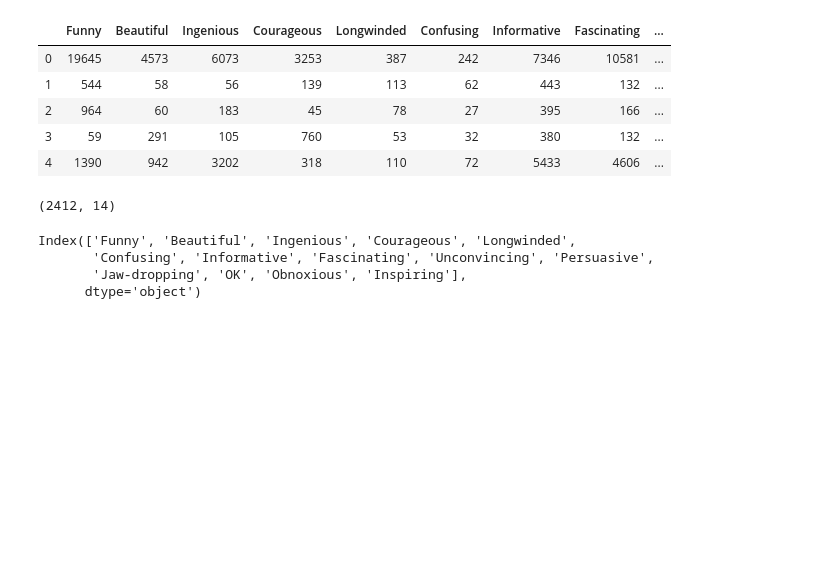
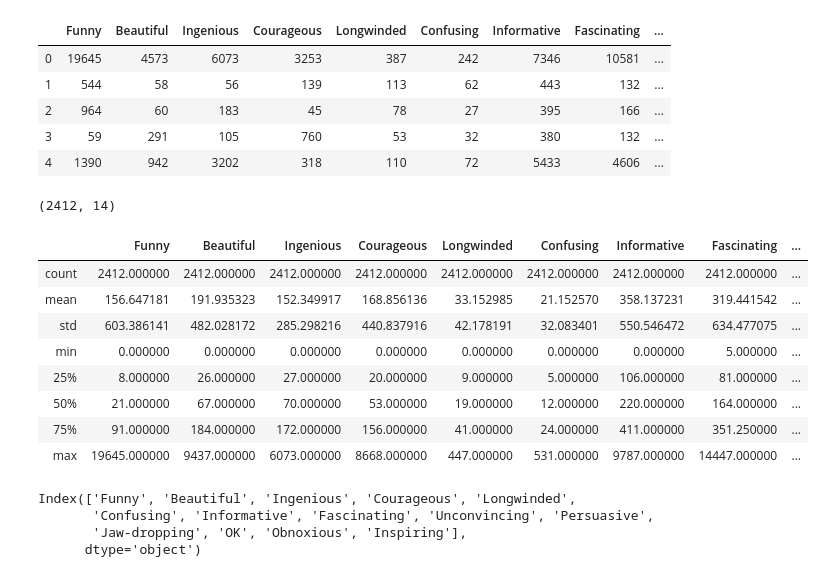
Before and after one commit to PavanPoosarla01/Springboard-Capstone1, a Jupyter notebook: Capstone1_DataWrangling.ipynb, the cells around one changed output. Cells and saved outputs as stored; diff of their text form; code cells hidden in the pictures; blank space fills up the shorter version.

```diff
--- a/Capstone1_DataWrangling.ipynb
+++ b/Capstone1_DataWrangling.ipynb
@@ -482,6 +491,18 @@ df_ratings.head()
 df_ratings.shape
 # %% [output]
 (2412, 14)
+# %%
+df_ratings.describe()
+# %% [output]
+|  | Funny | Beautiful | Ingenious | Courageous | Longwinded | Confusing | Informative | Fascinating | ... |
+| count | 2412.000000 | 2412.000000 | 2412.000000 | 2412.000000 | 2412.000000 | 2412.000000 | 2412.000000 | 2412.000000 | ... |
+| mean | 156.647181 | 191.935323 | 152.349917 | 168.856136 | 33.152985 | 21.152570 | 358.137231 | 319.441542 | ... |
+| std | 603.386141 | 482.028172 | 285.298216 | 440.837916 | 42.178191 | 32.083401 | 550.546472 | 634.477075 | ... |
+| min | 0.000000 | 0.000000 | 0.000000 | 0.000000 | 0.000000 | 0.000000 | 0.000000 | 5.000000 | ... |
+| 25% | 8.000000 | 26.000000 | 27.000000 | 20.000000 | 9.000000 | 5.000000 | 106.000000 | 81.000000 | ... |
+| 50% | 21.000000 | 67.000000 | 70.000000 | 53.000000 | 19.000000 | 12.000000 | 220.000000 | 164.000000 | ... |
+| 75% | 91.000000 | 184.000000 | 172.000000 | 156.000000 | 41.000000 | 24.000000 | 411.000000 | 351.250000 | ... |
+| max | 19645.000000 | 9437.000000 | 6073.000000 | 8668.000000 | 447.000000 | 531.000000 | 9787.000000 | 14447.000000 | ... |
 # %%
 df_ratings.columns
 # %% [output]
```
Also changed, not shown: parts of 11 cells of this notebook, 4 other files.
